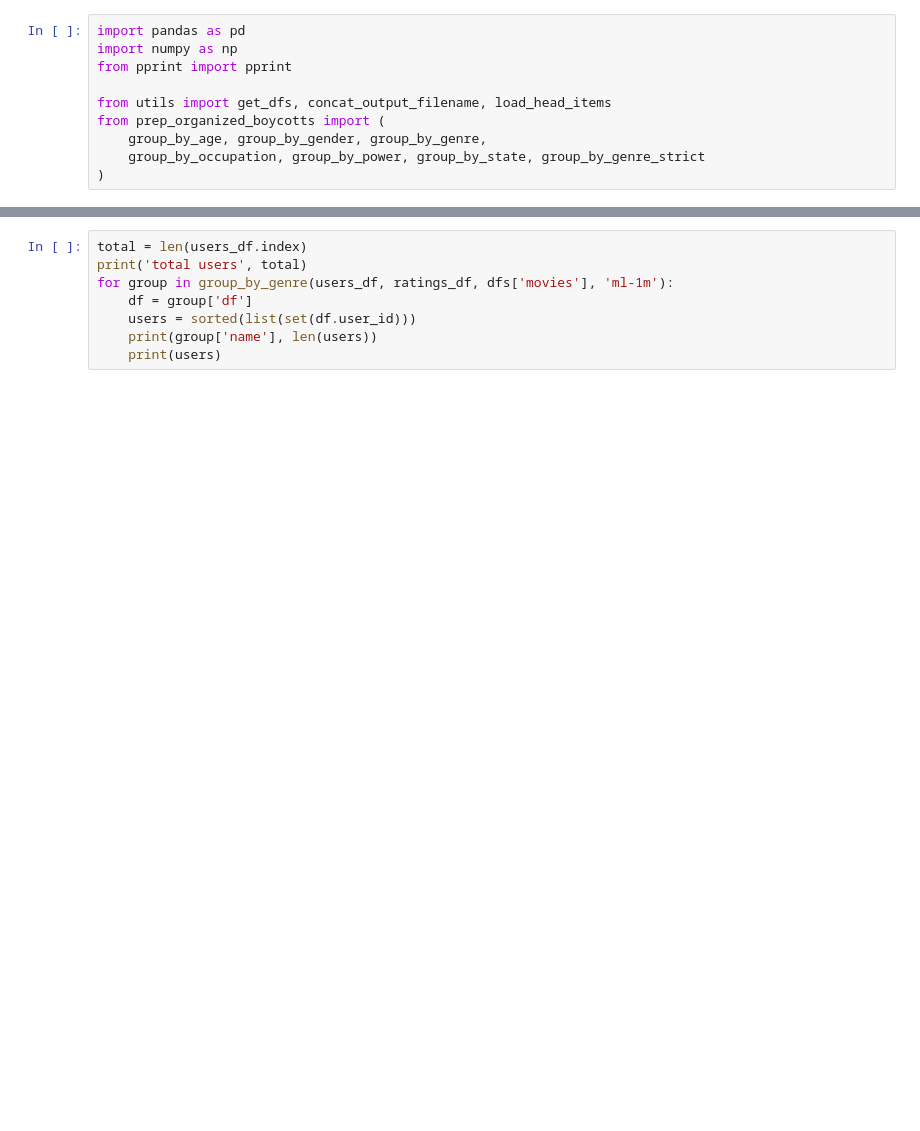
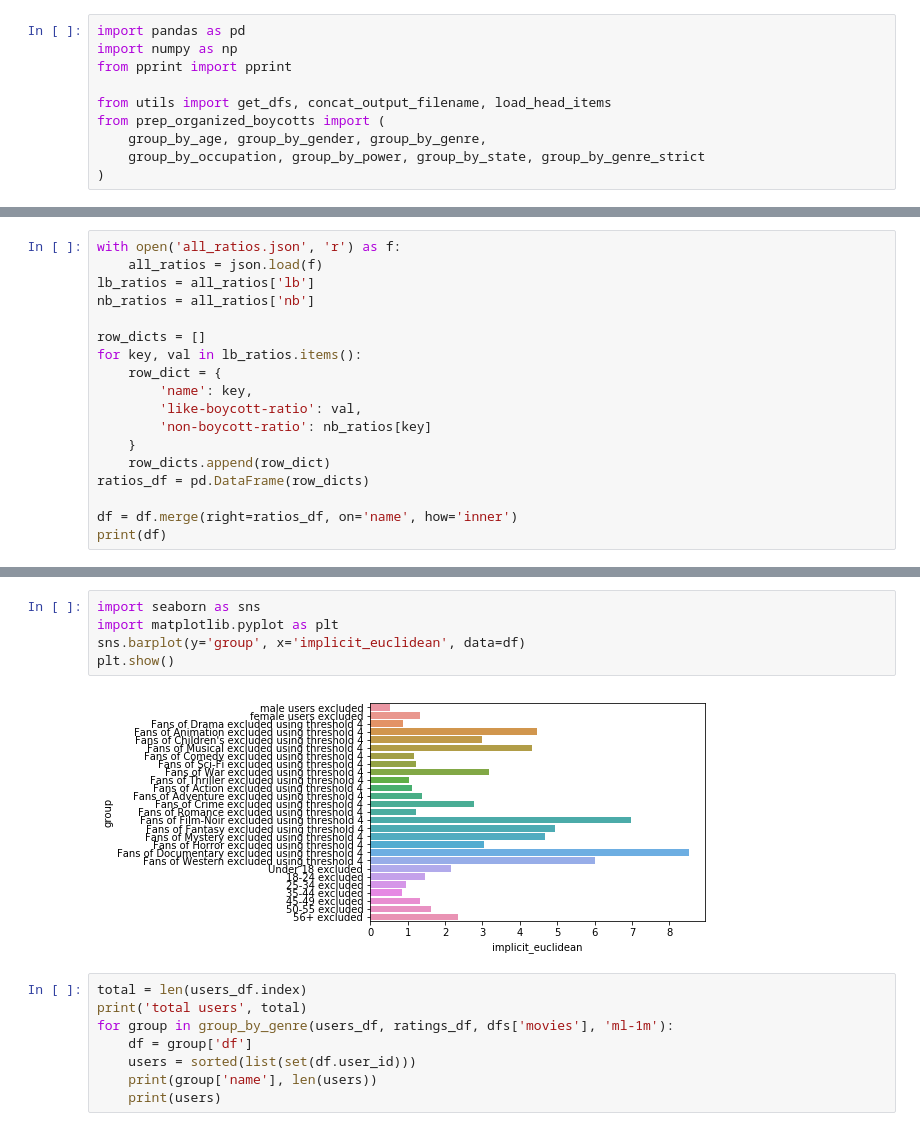
Before and after one commit to nickmvincent/surprise_sandbox, a Jupyter notebook: centroids.ipynb, the cells around one changed output, grey strips where cells are left out. Cells and saved outputs as stored; diff of their text form; blank space fills up the shorter version.

```diff
--- a/centroids.ipynb
+++ b/centroids.ipynb
@@ -137,0 +175,18 @@ male users excluded
+# %%
+with open('all_ratios.json', 'r') as f:
+    all_ratios = json.load(f)
+lb_ratios = all_ratios['lb']
+nb_ratios = all_ratios['nb']
+
+row_dicts = []
+for key, val in lb_ratios.items():
+    row_dict = {
+        'name': key,
+        'like-boycott-ratio': val,
+        'non-boycott-ratio': nb_ratios[key]
+    }
+    row_dicts.append(row_dict)
+ratios_df = pd.DataFrame(row_dicts)
+
+df = df.merge(right=ratios_df, on='name', how='inner')
+print(df)
@@ -138,3 +211,10 @@ male users excluded
+# %%
+import seaborn as sns
+import matplotlib.pyplot as plt
+sns.barplot(y='group', x='implicit_euclidean', data=df)
+plt.show()
+# %% [output]
+[figure, added]
 # %%
 total = len(users_df.index)
 print('total users', total)
```
Also changed, not shown: parts of 7 cells of this notebook, 3 other files.
